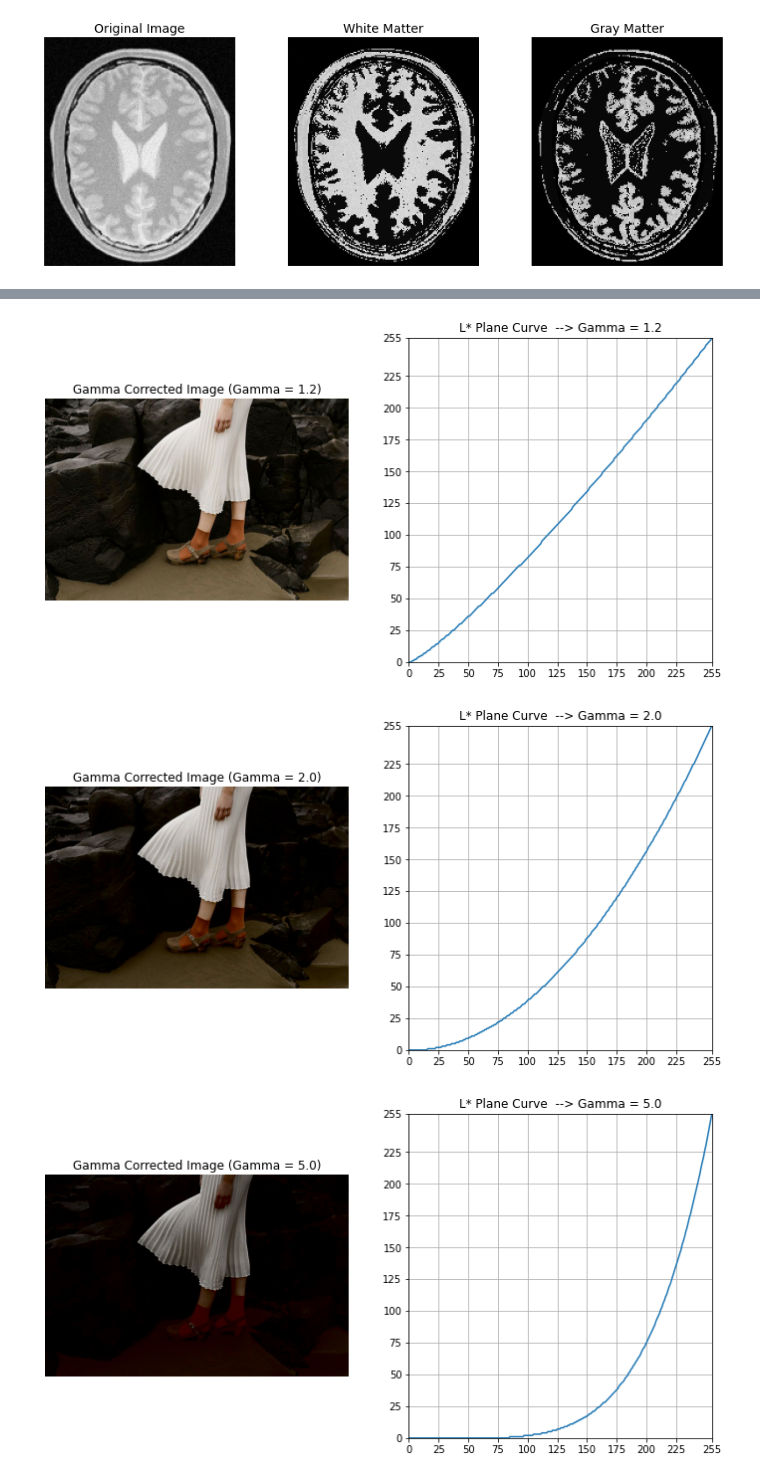
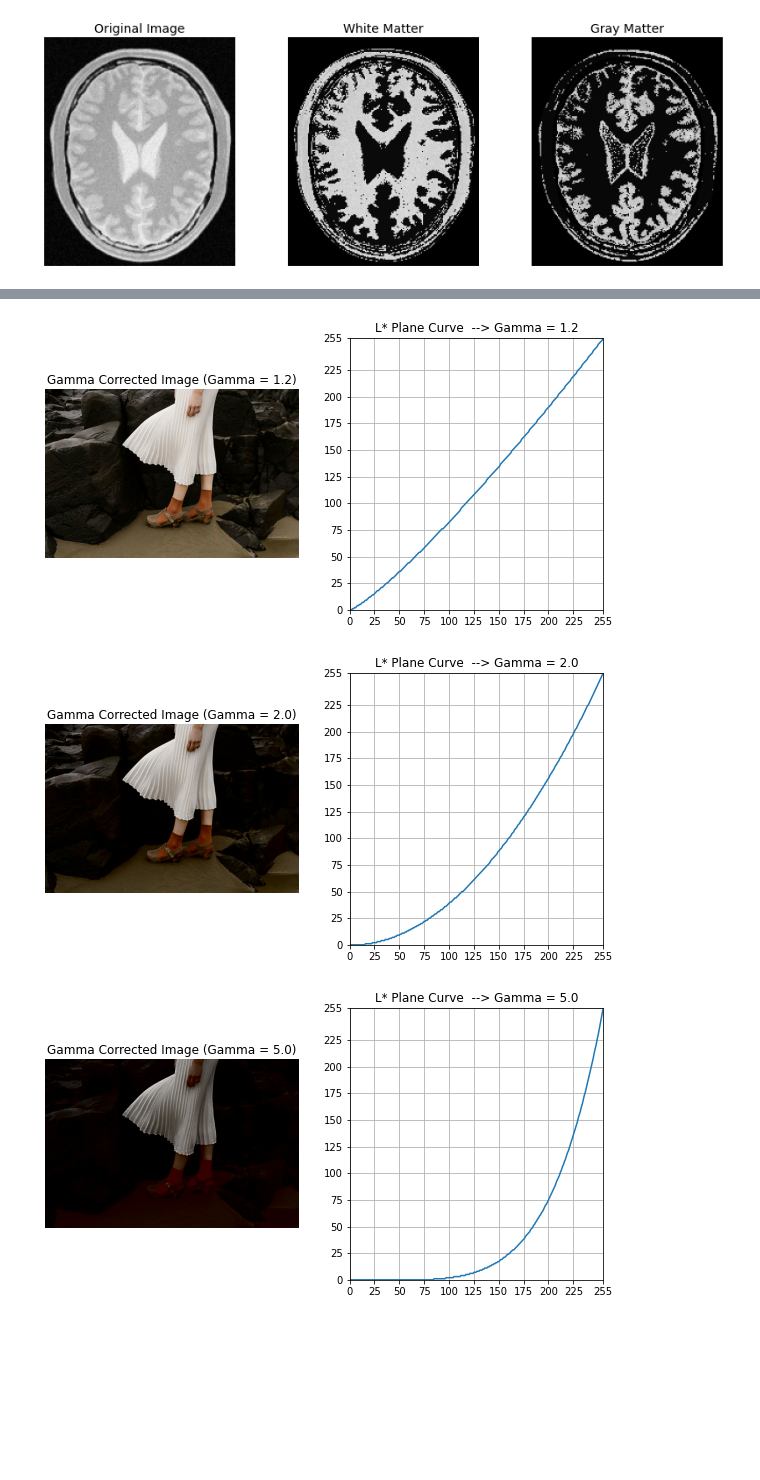
Before and after one commit to HashikaChathubhashaka/Image_Processing_Assignment, a Jupyter notebook: codes.ipynb, the cells around one changed output, grey strips where cells are left out. Saved outputs shown, nothing was run; the diff lists cells and outputs as text; code cells hidden in the pictures; blank space fills up the shorter version.

```diff
--- a/codes.ipynb
+++ b/codes.ipynb
@@ -158,22 +158,27 @@ ax.axis('off')
 
 L, a, b = cv.split(lab) #split the L,a,b values
 
+#Gamma values
 gamma = [0.2, 0.5, 1.2, 2.0, 5.0]
 
+histograms = []
 
 for g in gamma:
     #making the look up tables for gamma values
     lookUpTable = np.array([(p/255)**(g)*255 for p in range(0, 256)]).astype(np.uint8)
 
+    #put gamma corrections to L plane
     Lgamma = cv.LUT(L, lookUpTable)
 
     lab_gamma = cv.merge([Lgamma, a, b])
+    histograms.append(cv.calcHist([lab_gamma],[0],None,[256],[0,256]))
 
+    #convert it to RGB image
     img = cv.cvtColor(lab_gamma, cv.COLOR_LAB2BGR)
 
     label = [0, 25, 50, 75, 100, 125, 150, 175, 200, 225, 255]
 
-    fig, ax = plt.subplots(1, 2, figsize = (12, 6))
+    fig, ax = plt.subplots(1, 2, figsize = (10, 5))
     ax[0].imshow(cv.cvtColor(img ,cv.COLOR_BGR2RGB))
     ax[0].axis('off')
     ax[0].set_title("Gamma Corrected Image (Gamma = " + str(g)+")")
@@ -194,3 +199,3 @@ for g in gamma:
-[figure, old version]
+[figure, new version]
-[figure, old version]
+[figure, new version]
-[figure, old version]
+[figure, new version]
```
Also changed, not shown: parts of 4 cells of this notebook.
